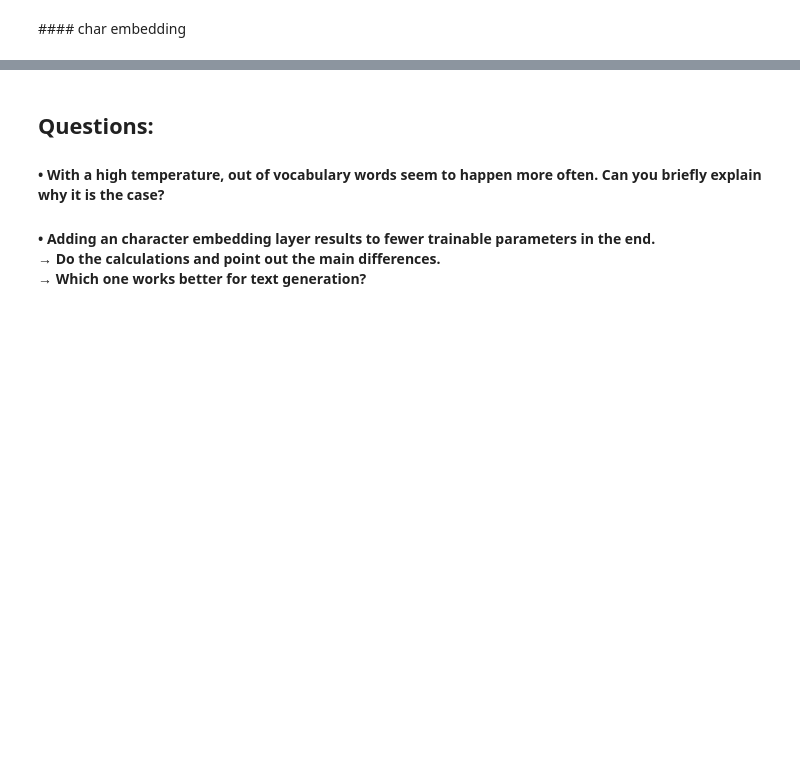
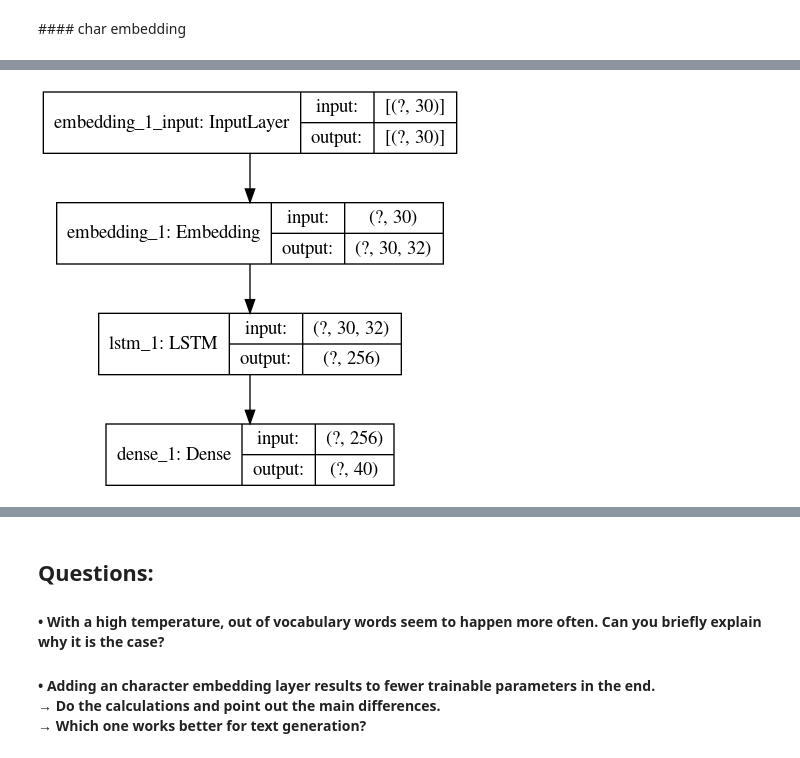
Before and after one commit to Alaureau/AI_from_scratch, a Jupyter notebook: DL/NLP_1/deep_learning_NLP.ipynb, the cells around one changed output, grey strips where cells are left out. Cells and saved outputs as stored; diff of their text form; code cells hidden in the pictures; blank space fills up the shorter version.

```diff
--- a/DL/NLP_1/deep_learning_NLP.ipynb
+++ b/DL/NLP_1/deep_learning_NLP.ipynb
@@ -616,3 +642,7 @@ if language_model.model is not None:
+# %%
+tensorflow.keras.utils.plot_model(language_model.model, 'lang.png', show_shapes=True)
+# %% [output]
+[figure, added]
 # %%
 seed_string = "go on, surprise me, say something clever to "
 if language_model.model is not None:
```
Also changed, not shown: parts of 9 cells of this notebook.
